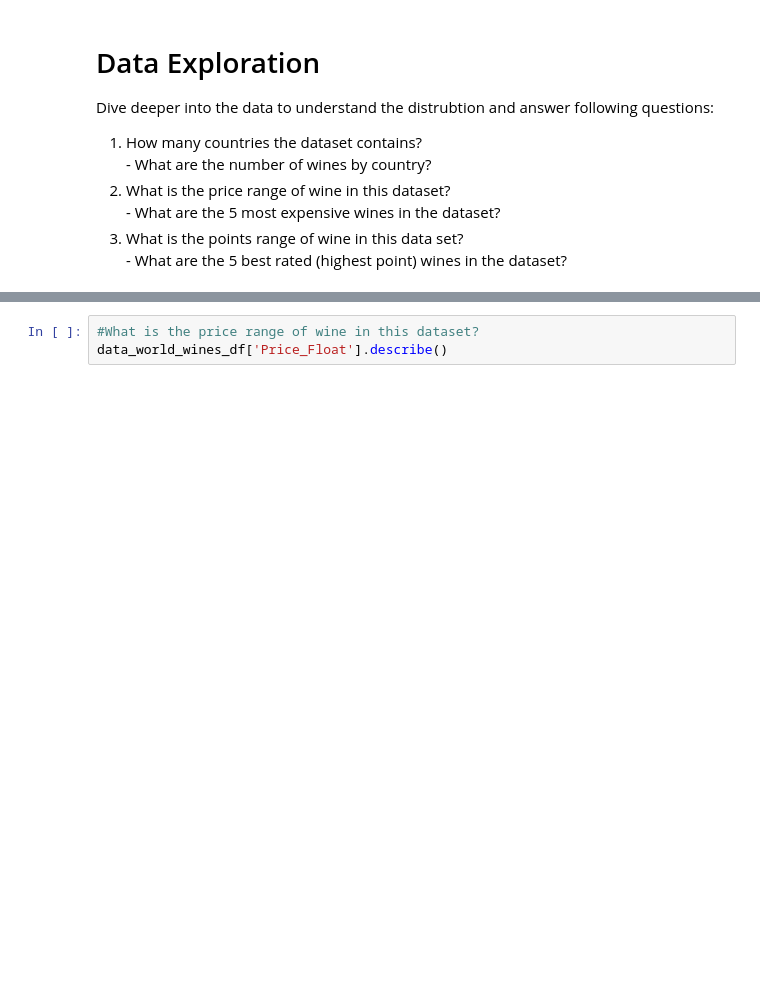
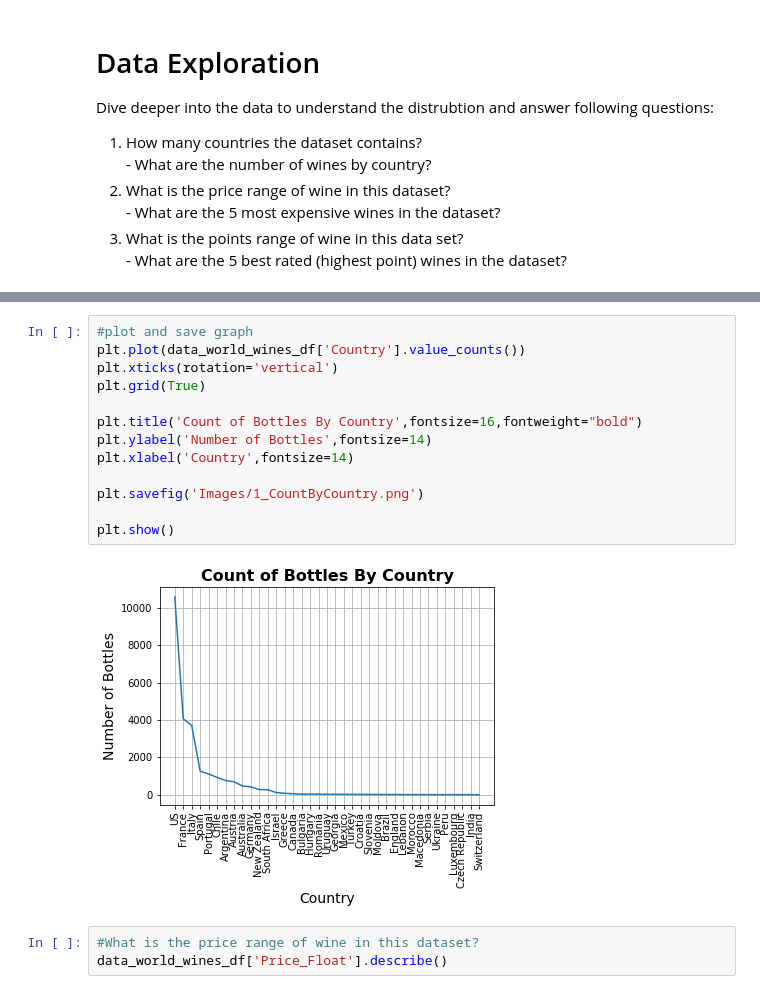
Before and after one commit to Dan-Bruen/Data_Sommeliers, a Jupyter notebook: Group Porject 1 Data Somms_james/Data_Somms_james_final_new.ipynb, the cells around one changed output, grey strips where cells are left out. Saved outputs shown, nothing was run; the diff lists cells and outputs as text; blank space fills up the shorter version.

Commit message:
updated charts, 4 seems to have issue

```diff
--- a/Group Porject 1 Data Somms_james/Data_Somms_james_final_new.ipynb
+++ b/Group Porject 1 Data Somms_james/Data_Somms_james_final_new.ipynb
@@ -107,5 +107,20 @@ Czech Republic        1
 Switzerland           1
 Name: Country, dtype: int64
+# %%
+#plot and save graph
+plt.plot(data_world_wines_df['Country'].value_counts())
+plt.xticks(rotation='vertical')
+plt.grid(True)
+
+plt.title('Count of Bottles By Country',fontsize=16,fontweight="bold")
+plt.ylabel('Number of Bottles',fontsize=14)
+plt.xlabel('Country',fontsize=14)
+
+plt.savefig('Images/1_CountByCountry.png')
+
+plt.show()
+# %% [output]
+[figure, added]
 # %%
 #What is the price range of wine in this dataset?
 data_world_wines_df['Price_Float'].describe()
```
Also changed, not shown: parts of 19 cells of this notebook, 7 other files.
